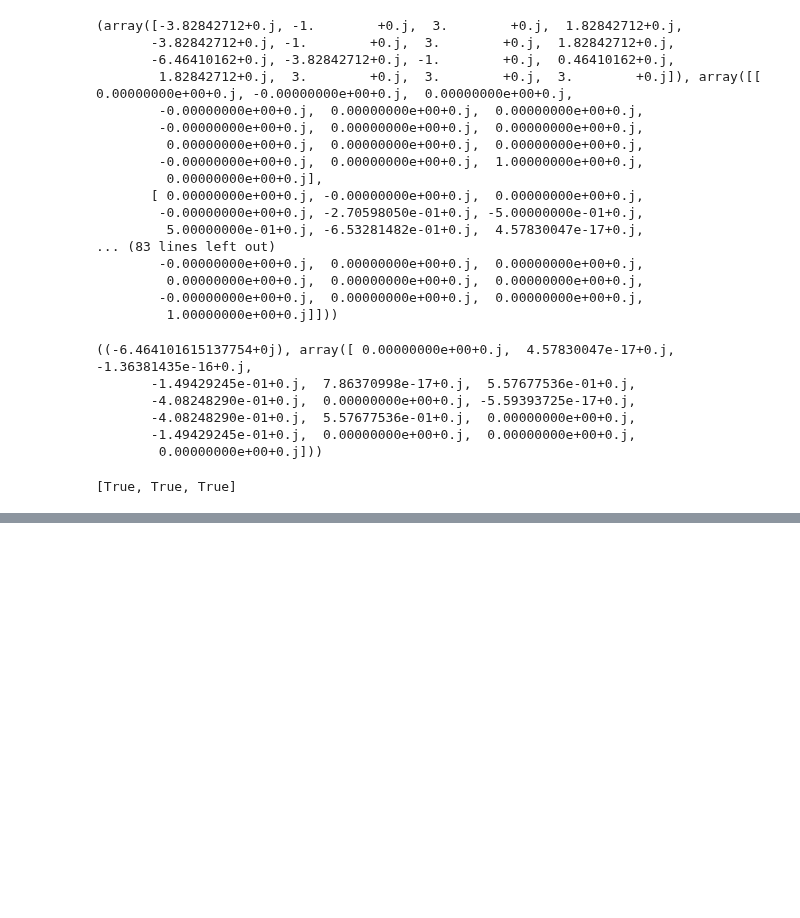
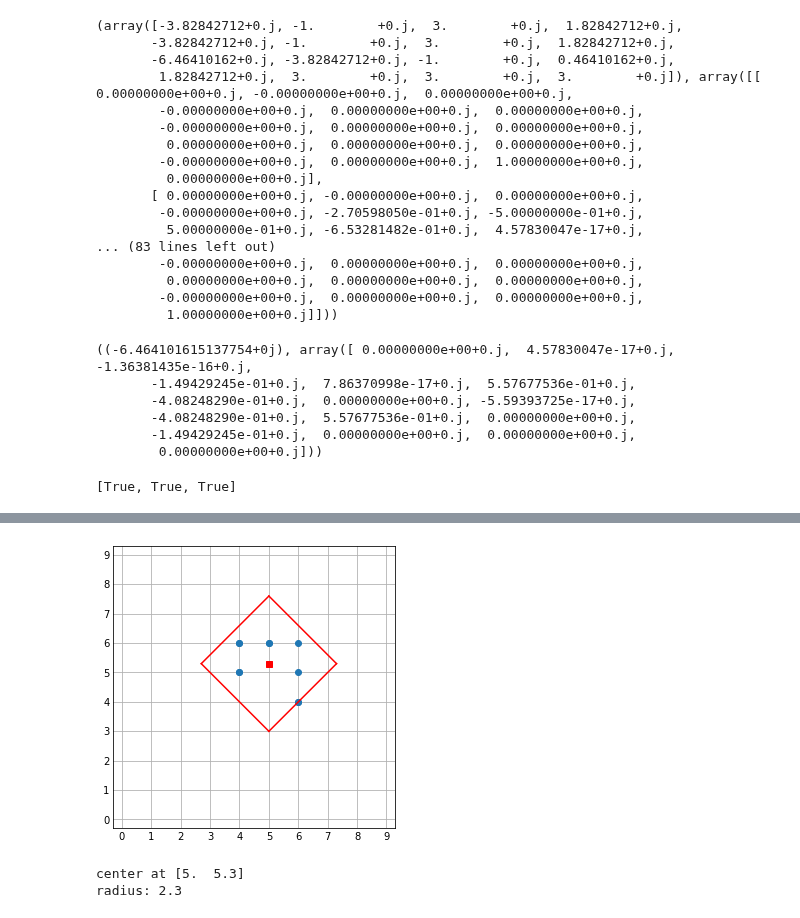
Before and after one commit to KnightShuffler/Quantum-Non-Unitary-Time-Evolution-Public-, a Jupyter notebook: Testing new code.ipynb, the cells around one changed output, grey strips where cells are left out. Cells and saved outputs as stored; diff of their text form; code cells hidden in the pictures; blank space fills up the shorter version.

```diff
--- a/Testing new code.ipynb
+++ b/Testing new code.ipynb
@@ -73,0 +118,19 @@ sr.is_real_hamiltonian()
+# %%
+def get_min_circle(points):
+    center = get_center(points)
+    max_dist = 0
+    for p in points:
+        if manhattan_dist(p, center) > max_dist:
+            max_dist = manhattan_dist(p, center)
+    return center, max_dist
+# %%
+l = 10
+points = np.random.randint(low=4,high=7, size=(10,2))
+c, r = get_min_circle(points)
+plot_circle(points, c, r, l)
+print('center at', c)
+print('radius:', r)
+# %% [output]
+[figure, added]
+center at [5.  5.3]
+radius: 2.3
```
Also changed, not shown: parts of 5 cells of this notebook.
